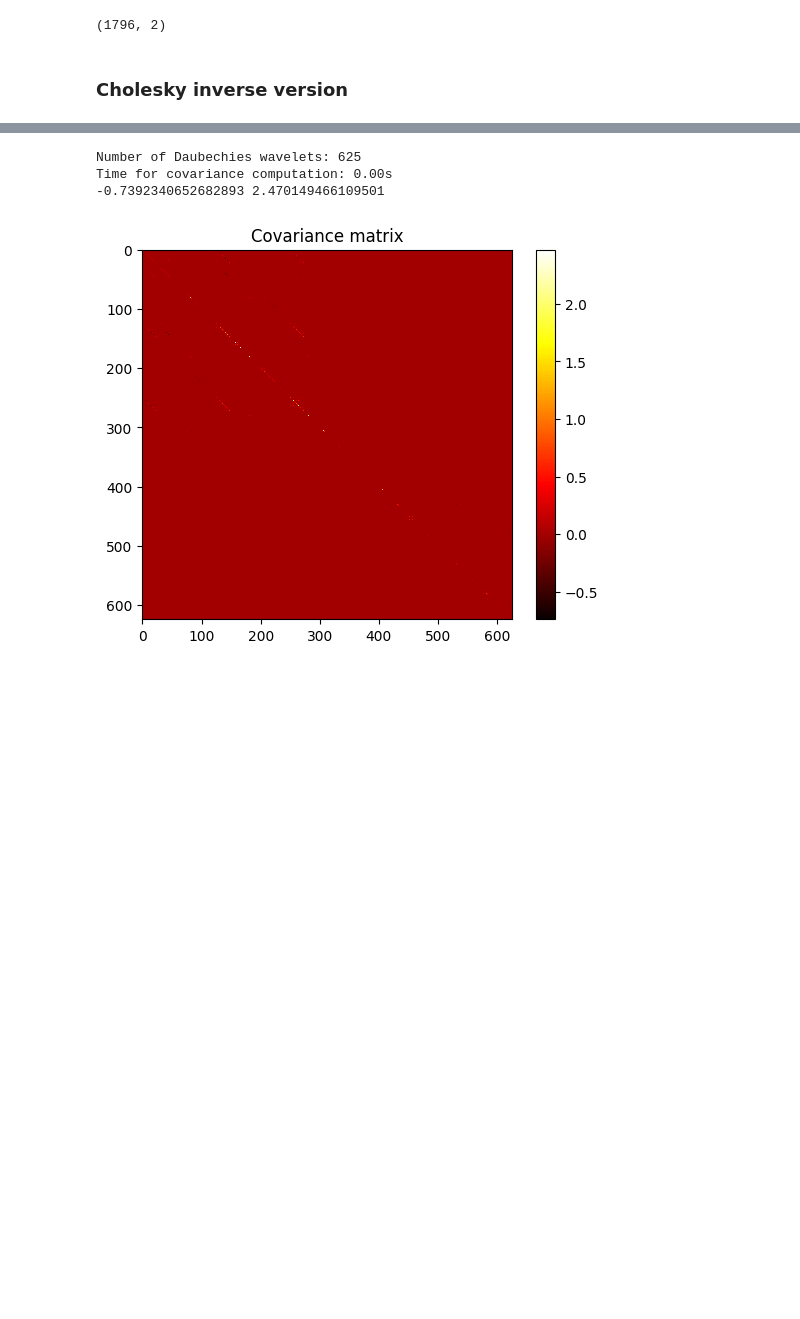
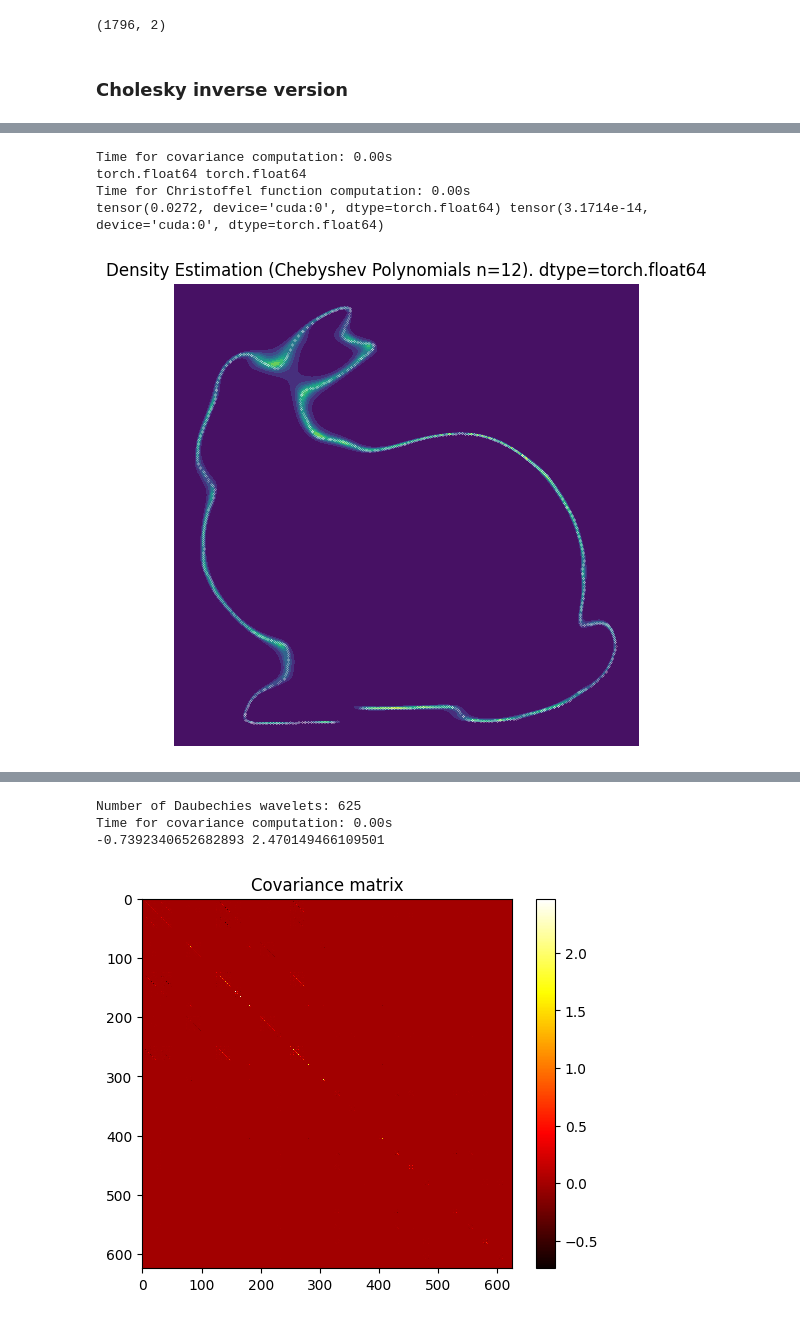
Before and after one commit to yzdn13l/christoffel-darboux, a Jupyter notebook: cd_aprox_cheby_2d.ipynb, the cells around one changed output, grey strips where cells are left out. Cells and saved outputs as stored; diff of their text form; code cells hidden in the pictures; blank space fills up the shorter version.

```diff
--- a/cd_aprox_cheby_2d.ipynb
+++ b/cd_aprox_cheby_2d.ipynb
@@ -435,6 +420,8 @@ def generate_chebyshev_polynomials_sequence_batch(X, exponents):
     cheby_polynomials = cheby_polynomials # (B, N, M) -> (B, M)
     return cheby_polynomials.squeeze(0) if squeeze else cheby_polynomials
 
+print(generate_chebyshev_polynomials_sequence_batch(torch.tensor(pcl, dtype=torch.double).cuda(), generate_exponents(2, 10)))
+
 def approximate_density_torch(X, degree, poly=generate_chebyshev_polynomials_sequence_batch, grid_size=100, reg=1e-10, ax_lim=1.0, device='cuda:0'):
     """
     Approximate the density on a grid using the Christoffel function.
@@ -453,7 +440,7 @@ def approximate_density_torch(X, degree, poly=generate_chebyshev_polynomials_seq
     # Generate monomials at data points
     exponents = generate_exponents(d, degree)
     M_X = poly(X, exponents)
-    print(M_X[:10])
+    # print(M_X[:10])
     # Compute empirical covariance matrix
     time_start = time.time()
     S = (M_X.T @ M_X) / N
@@ -474,7 +461,7 @@ def approximate_density_torch(X, degree, poly=generate_chebyshev_polynomials_seq
     # print(f'Time for Cholesky inverse computation: {time.time() - time_start:.2f}s')
     S_inv = torch.inverse(S_reg) #.float()
     # print(S_inv[:10])
-    r = [torch.linspace(-ax_lim, ax_lim, grid_size).double().to(device) for _ in range(d)]
+    r = [torch.linspace(-ax_lim, ax_lim, grid_size).to(S_inv.dtype).to(device) for _ in range(d)]
     grids = torch.meshgrid(*r)
     grid_points = torch.column_stack([grid.ravel() for grid in grids])
     M_grid = poly(grid_points, exponents)
@@ -497,18 +493,25 @@ def approximate_density_torch(X, degree, poly=generate_chebyshev_polynomials_seq
 # %%
 # Set the degree of polynomials
 from functools import partial
-degree = 15
+degree = 12
 # Approximate density
-grids, density = approximate_density_torch(torch.tensor(pcl, dtype=torch.double).cuda(), degree, poly=generate_chebyshev_polynomials_sequence_batch, grid_size=1000, reg=1e-12)
+grids, density = approximate_density_torch(torch.tensor(pcl, dtype=torch.double).cuda(), degree, poly=generate_chebyshev_polynomials_sequence_batch, grid_size=500, reg=1e-12)
 print(density.max(), density.min())
 grids = [grid.cpu() for grid in grids]
 density = density.cpu()
 # Plot the level sets of the density
-plt.figure(figsize=(12,10))
+plt.figure(figsize=(6,6))
 plt.contourf(*grids, density, levels=10)
 plt.scatter(pcl[:, 0], pcl[:, 1], s=0.01, color='white')
-plt.colorbar()
-plt.title('Density Estimation (Legendre Polynomials)')
+# plt.colorbar()
+plt.title('Density Estimation (Chebyshev Polynomials n=%d). dtype=%s' % (degree, density.dtype))
 plt.xlabel('x')
 plt.ylabel('y')
+plt.axis('off')
 plt.show()
+# %% [output]
+Time for covariance computation: 0.00s
+torch.float64 torch.float64
+Time for Christoffel function computation: 0.00s
+tensor(0.0272, device='cuda:0', dtype=torch.float64) tensor(3.1714e-14, device='cuda:0', dtype=torch.float64)
+[figure, added]
```
Also changed, not shown: parts of 7 cells of this notebook, 1 other file.
